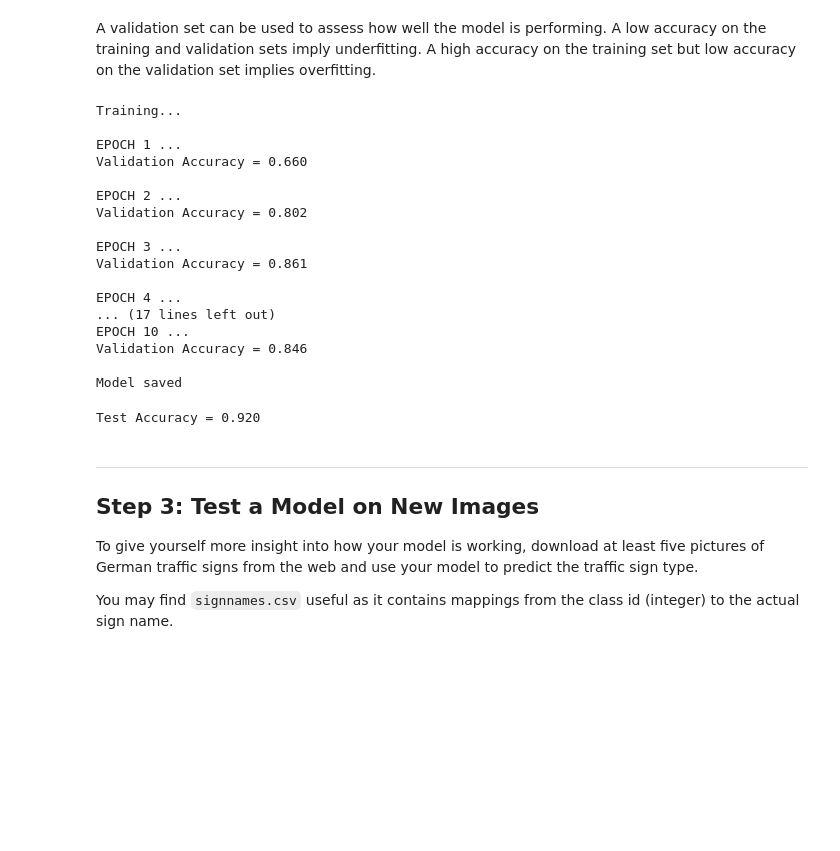
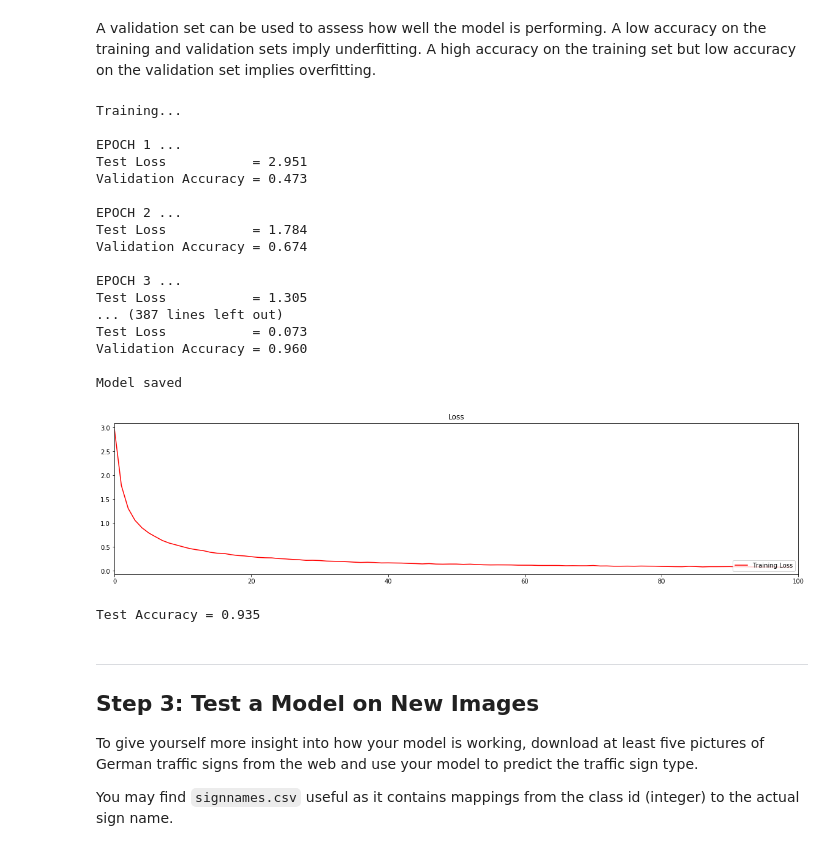
Before and after one commit to chriscab83/CarND-Traffic-Sign-Classifier-Project, a Jupyter notebook: Traffic_Sign_Classifier.ipynb, the cells around one changed output. Drawn from its saved outputs; the diff is of its cells as text; code cells hidden in the pictures; blank space fills up the shorter version.

Commit message:
repush last changes. last push did not include unsaved changes to notebook. current accuracy @ 96% validation and 93% test

```diff
--- a/Traffic_Sign_Classifier.ipynb
+++ b/Traffic_Sign_Classifier.ipynb
@@ -248,7 +269,7 @@ def LeNet(x):
     fc1   = tf.matmul(fc0, fc1_W) + fc1_b
 
     # SOLUTION: Activation.
-    fc1    = tf.nn.relu(fc1)
+    fc1    = tf.nn.dropout(tf.nn.relu(fc1), keep_prob)
 
     # SOLUTION: Layer 4: Fully Connected. Input = 120. Output = 84.
     fc2_W  = tf.Variable(tf.truncated_normal(shape=(120, 84), mean = mu, stddev = sigma))
@@ -256,7 +277,7 @@ def LeNet(x):
     fc2    = tf.matmul(fc1, fc2_W) + fc2_b
 
     # SOLUTION: Activation.
-    fc2    = tf.nn.dropoutf.nn.relu(fc2)
+    fc2    = tf.nn.dropout(tf.nn.relu(fc2), keep_prob)
 
     # SOLUTION: Layer 5: Fully Connected. Input = 84. Output = 43.
     fc3_W  = tf.Variable(tf.truncated_normal(shape=(84, n_classes), mean = mu, stddev = sigma))
@@ -277,8 +298,8 @@ keep_prob = tf.placeholder(tf.float32)
 one_hot_y = tf.one_hot(y, n_classes)
 # %%
 # Training Pipeline
-rate = 0.001
-EPOCHS = 150d
+rate = 0.0005
+EPOCHS = 100
 BATCH_SIZE = 128
 
 logits = LeNet(x)
@@ -298,7 +319,7 @@ def evaluate(X_data, y_data):
     sess = tf.get_default_session()
     for offset in range(0, num_examples, BATCH_SIZE):
         batch_x, batch_y = X_data[offset:offset+BATCH_SIZE], y_data[offset:offset+BATCH_SIZE]
-        accuracy = sess.run(accuracy_operation, feed_dict={x: batch_x, y: batch_y})
+        accuracy = sess.run(accuracy_operation, feed_dict={x: batch_x, y: batch_y, keep_prob: 1.0})
         total_accuracy += (accuracy * len(batch_x))
     return total_accuracy / num_examples
 # %%
@@ -307,50 +328,65 @@ from sklearn.utils import shuffle
 # Train the Model
 with tf.Session() as sess:
     sess.run(tf.global_variables_initializer())
     num_examples = len(X_train_norm)
 
     print("Training...")
     print()
+    training_loss = []
     for i in range(EPOCHS):
         X_train_norm, y_train = shuffle(X_train_norm, y_train)
+
+        tot_loss = 0
         for offset in range(0, num_examples, BATCH_SIZE):
             end = offset + BATCH_SIZE
             batch_x, batch_y = X_train_norm[offset:end], y_train[offset:end]
-            sess.run(training_operation, feed_dict={x: batch_x, y: batch_y})
+            _, loss = sess.run([training_operation, loss_operation], feed_dict={x: batch_x, y: batch_y, keep_prob: 0.5})
+            tot_loss += (loss * len(X_train_norm[offset:end]))
+        training_loss.append(tot_loss / num_examples)
 
         validation_accuracy = evaluate(X_validation_norm, y_validation)
         print("EPOCH {} ...".format(i+1))
+        print("Test Loss           = {:.3f}".format(tot_loss / num_examples))
         print("Validation Accuracy = {:.3f}".format(validation_accuracy))
         print()
 
+    plt.figure(figsize=(20,10))
+    loss_plot = plt.subplot(2,1,1)
+    loss_plot.set_title('Loss')
+    loss_plot.plot(training_loss, 'r', label='Training Loss')
+    #loss_plot.plot(validation_loss_history, 'b', label='Validation Loss')
+    loss_plot.set_xlim([0, EPOCHS])
+    loss_plot.legend(loc=4)
+
     saver.save(sess, './lenet')
     print("Model saved")
 # %% [output]
 Training...
 
 EPOCH 1 ...
-Validation Accuracy = 0.660
+Test Loss           = 2.951
+Validation Accuracy = 0.473
 
 EPOCH 2 ...
-Validation Accuracy = 0.802
+Test Loss           = 1.784
+Validation Accuracy = 0.674
 
 EPOCH 3 ...
-Validation Accuracy = 0.861
-
-EPOCH 4 ...
-... (17 lines left out)
-EPOCH 10 ...
-Validation Accuracy = 0.846
+Test Loss           = 1.305
+... (387 lines left out)
+Test Loss           = 0.073
+Validation Accuracy = 0.960
 
 Model saved
+[figure, added]
 # %%
 # Evaluate the Model
 with tf.Session() as sess:
     saver.restore(sess, tf.train.latest_checkpoint('.'))
-    test_accuracy = evaluate(norm_X_test, y_test)
+    test_accuracy = evaluate(X_test_norm, y_test)
     print("Test Accuracy = {:.3f}".format(test_accuracy))
 # %% [output]
-Test Accuracy = 0.920
+Test Accuracy = 0.935
 # %% [markdown]
 ---
 
```
Also changed, not shown: parts of 2 cells of this notebook, 3 other files.
